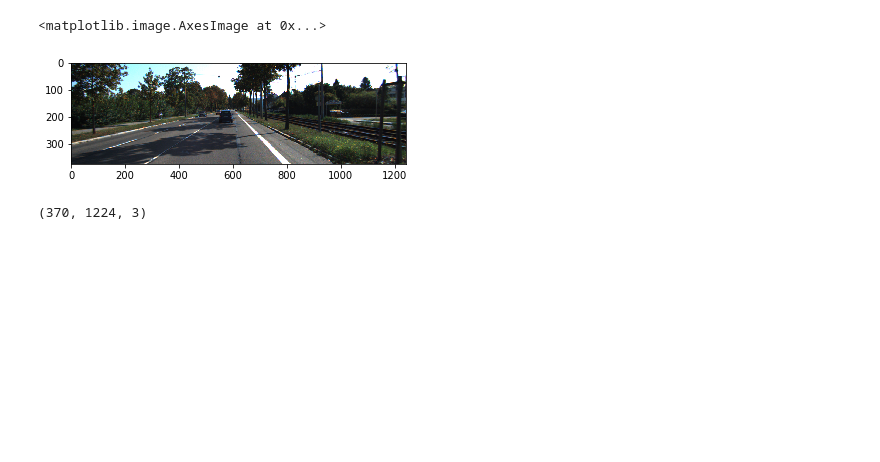
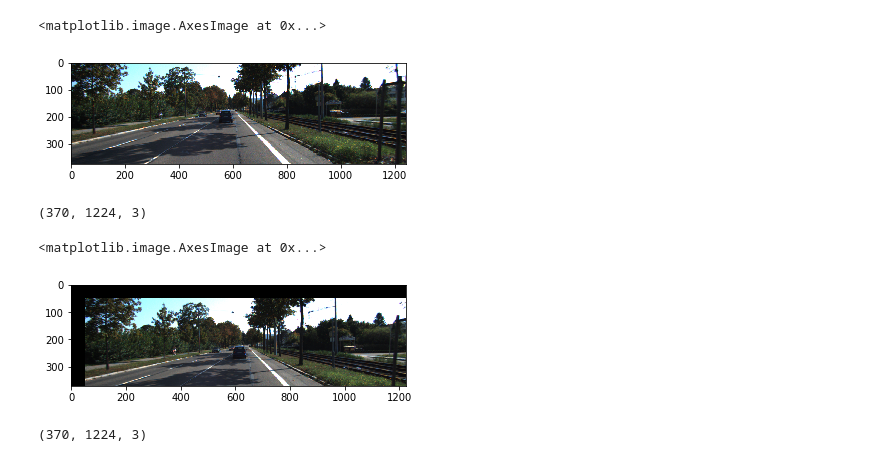
Before and after one commit to marmohamed/Multi-Modal-Fusion-For-3d-Object-Detection, a Jupyter notebook: src/Notebooks/Data Augmentation.ipynb, the cells around one changed output. Cells and saved outputs as stored; diff of their text form; code cells hidden in the pictures; blank space fills up the shorter version.

```diff
--- a/src/Notebooks/Data Augmentation.ipynb
+++ b/src/Notebooks/Data Augmentation.ipynb
@@ -79,6 +79,17 @@ sc_x = 1
 sc_y = 1
 sc_z = 1
 sc = np.array([[sc_x, 0, 0, 0], [0, sc_y, 0, 0], [0, 0, sc_z, 0], [0, 0, 0, 1]])
+# %%
+image_path = base_path + '/data_object_image_3/training/image_3/'+ current_file + '.png'
+translate_x = 50
+translate_y = 0
+image, _, _ = read_camera(image_path, (370, 1224), translate_x = translate_x, translate_y = translate_y, fliplr=False)
+print(image.shape)
+plt.imshow(image)
+# %% [output]
+(370, 1224, 3)
+<matplotlib.image.AxesImage at 0x...>
+[figure, added]
 # %%
 image = read_camera(base_path + '/data_object_image_3/training/image_3/'+ current_file + '.png', (1224, 370), fliplr=False)
 print(image.shape)
```
Also changed, not shown: 1 other file.
